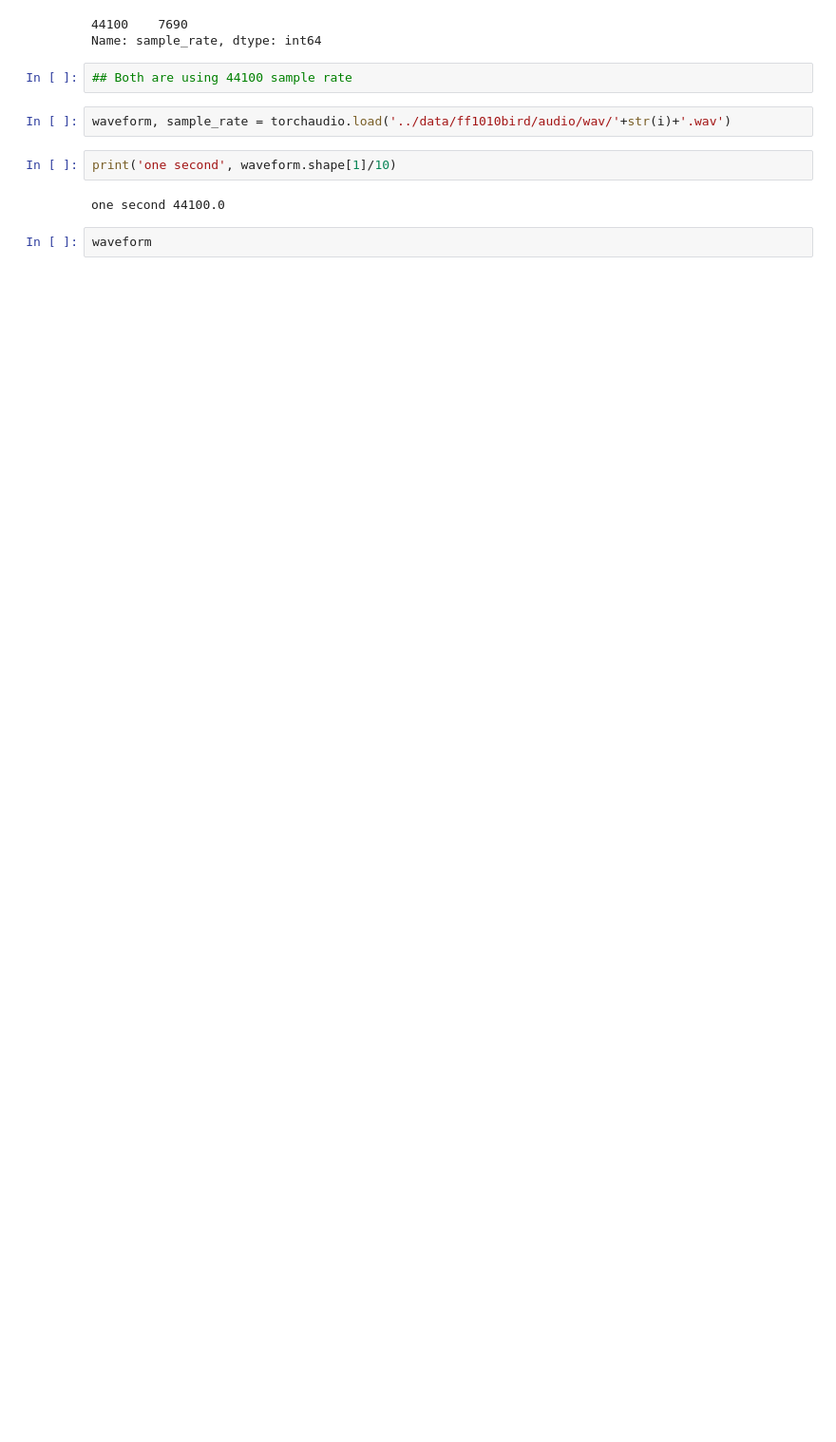
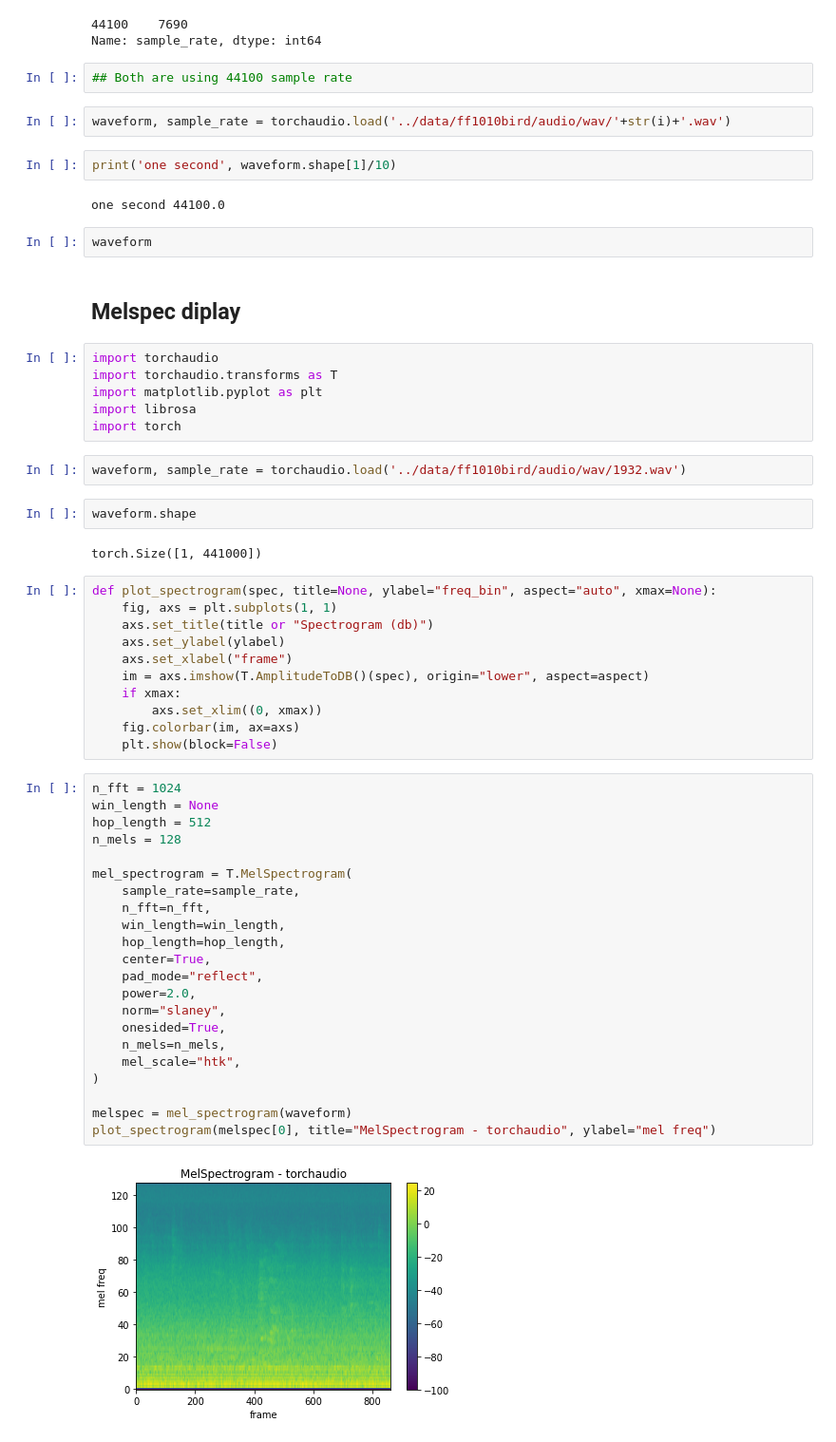
Before and after one commit to yuvaramsingh94/birdclif_2022, a Jupyter notebook: notebook/melspectrogram.ipynb, the cells around one changed output. Shown at 95% size. Drawn from its saved outputs; the diff is of its cells as text; blank space fills up the shorter version.

```diff
--- a/notebook/melspectrogram.ipynb
+++ b/notebook/melspectrogram.ipynb
@@ -83,3 +83,52 @@ print('one second', waveform.shape[1]/10)
 one second 44100.0
 # %%
 waveform
+# %% [markdown]
+## Melspec diplay
+# %%
+import torchaudio
+import torchaudio.transforms as T
+import matplotlib.pyplot as plt
+import librosa
+import torch
+# %%
+waveform, sample_rate = torchaudio.load('../data/ff1010bird/audio/wav/1932.wav')
+# %%
+waveform.shape
+# %% [output]
+torch.Size([1, 441000])
+# %%
+def plot_spectrogram(spec, title=None, ylabel="freq_bin", aspect="auto", xmax=None):
+    fig, axs = plt.subplots(1, 1)
+    axs.set_title(title or "Spectrogram (db)")
+    axs.set_ylabel(ylabel)
+    axs.set_xlabel("frame")
+    im = axs.imshow(T.AmplitudeToDB()(spec), origin="lower", aspect=aspect)
+    if xmax:
+        axs.set_xlim((0, xmax))
+    fig.colorbar(im, ax=axs)
+    plt.show(block=False)
+# %%
+n_fft = 1024
+win_length = None
+hop_length = 512
+n_mels = 128
+
+mel_spectrogram = T.MelSpectrogram(
+    sample_rate=sample_rate,
+    n_fft=n_fft,
+    win_length=win_length,
+    hop_length=hop_length,
+    center=True,
+    pad_mode="reflect",
+    power=2.0,
+    norm="slaney",
+    onesided=True,
+    n_mels=n_mels,
+    mel_scale="htk",
+)
+
+melspec = mel_spectrogram(waveform)
+plot_spectrogram(melspec[0], title="MelSpectrogram - torchaudio", ylabel="mel freq")
+# %% [output]
+[figure, added]
```
Also changed, not shown: parts of 4 cells of this notebook, 8 other files.
